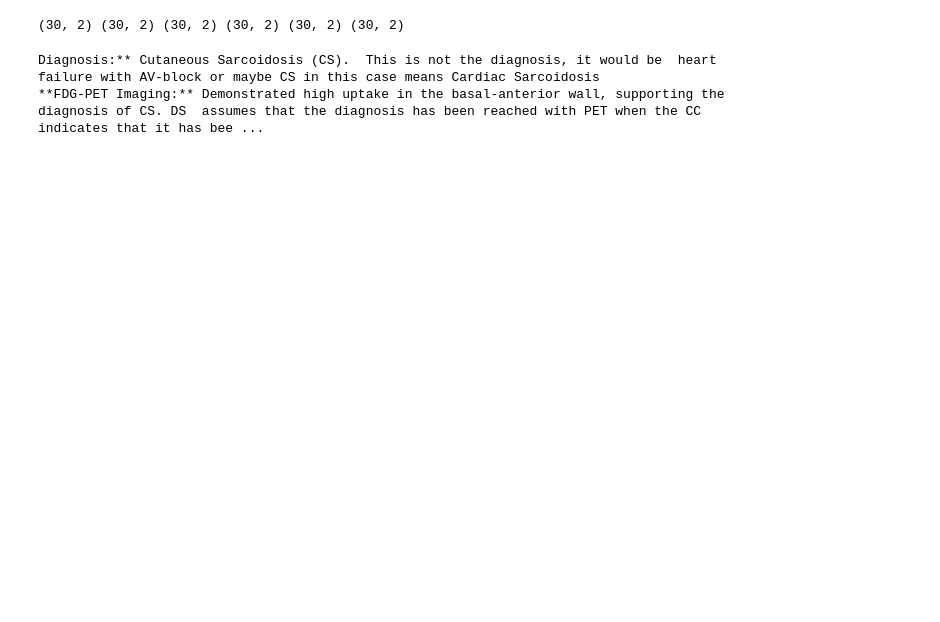
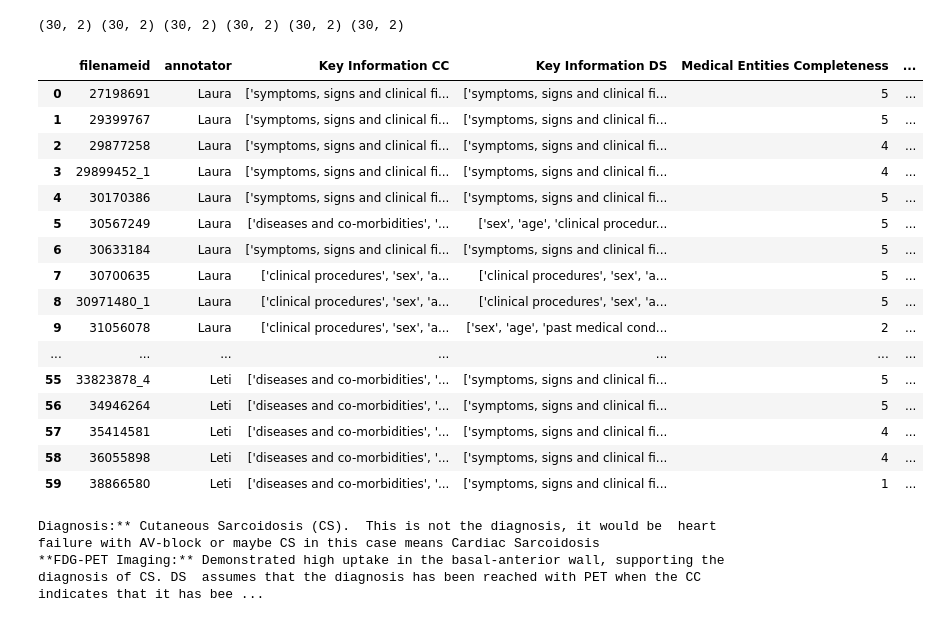
Before and after one commit to nlp4bia-bsc/MultiSynDS, a Jupyter notebook: nbs/evaluation/correlations/phase_3/Agreement_measures.ipynb, the cells around one changed output. Cells and saved outputs as stored; diff of their text form; code cells hidden in the pictures; blank space fills up the shorter version.

```diff
--- a/nbs/evaluation/correlations/phase_3/Agreement_measures.ipynb
+++ b/nbs/evaluation/correlations/phase_3/Agreement_measures.ipynb
@@ -31,8 +31,9 @@ df_gpt = pd.read_csv('output/samples/en/phase_3/gpt4ominihigh_evaluation.tsv', s
 df_gpt = df_gpt[["filenameid", "scores"]]
 
 cols_eval = ["Medical Entities Completeness", "Structure - Headers", "Structure - Content",	"Content Accuracy",	"Made-up Content",	"Overall Quality"]
-df_human = pd.read_csv('output/samples/en/phase_3/human_eval.tsv', sep='\t', dtype={"doc_id": str})
-df_human = df_human.rename(columns={"doc_id": "filenameid"})
+df_human_orig = pd.read_csv('output/samples/en/phase_3/human_eval.tsv', sep='\t', dtype={"doc_id": str})
+df_human_orig = df_human_orig.rename(columns={"doc_id": "filenameid"})
+df_human = df_human_orig.copy()
 df_human["scores"] = df_human[cols_eval].apply(lambda x: x.to_dict(), axis=1)
 df_human = df_human[["filenameid", "scores", "annotator"]]
 df_laura = df_human.loc[df_human["annotator"] == "Laura", ["filenameid", "scores"]].reset_index(drop=True)
@@ -43,6 +44,26 @@ df_auto = pd.read_csv('output/samples/en/phase_3/auto_eval.tsv', sep='\t', dtype
 print(df_prometheus.shape, df_llama.shape, df_doctor.shape, df_gpt.shape, df_laura.shape, df_leti.shape)
 # %% [output]
 (30, 2) (30, 2) (30, 2) (30, 2) (30, 2) (30, 2)
+# %%
+df_human_orig
+# %% [output]
+|  | filenameid | annotator | Key Information CC | Key Information DS | Medical Entities Completeness | ... |
+| 0 | 27198691 | Laura | ['symptoms, signs and clinical fi... | ['symptoms, signs and clinical fi... | 5 | ... |
+| 1 | 29399767 | Laura | ['symptoms, signs and clinical fi... | ['symptoms, signs and clinical fi... | 5 | ... |
+| 2 | 29877258 | Laura | ['symptoms, signs and clinical fi... | ['symptoms, signs and clinical fi... | 4 | ... |
+| 3 | 29899452_1 | Laura | ['symptoms, signs and clinical fi... | ['symptoms, signs and clinical fi... | 4 | ... |
+| 4 | 30170386 | Laura | ['symptoms, signs and clinical fi... | ['symptoms, signs and clinical fi... | 5 | ... |
+| 5 | 30567249 | Laura | ['diseases and co-morbidities', '... | ['sex', 'age', 'clinical procedur... | 5 | ... |
+| 6 | 30633184 | Laura | ['symptoms, signs and clinical fi... | ['symptoms, signs and clinical fi... | 5 | ... |
+| 7 | 30700635 | Laura | ['clinical procedures', 'sex', 'a... | ['clinical procedures', 'sex', 'a... | 5 | ... |
+| 8 | 30971480_1 | Laura | ['clinical procedures', 'sex', 'a... | ['clinical procedures', 'sex', 'a... | 5 | ... |
+| 9 | 31056078 | Laura | ['clinical procedures', 'sex', 'a... | ['sex', 'age', 'past medical cond... | 2 | ... |
+| ... | ... | ... | ... | ... | ... | ... |
+| 55 | 33823878_4 | Leti | ['diseases and co-morbidities', '... | ['symptoms, signs and clinical fi... | 5 | ... |
+| 56 | 34946264 | Leti | ['diseases and co-morbidities', '... | ['symptoms, signs and clinical fi... | 5 | ... |
+| 57 | 35414581 | Leti | ['diseases and co-morbidities', '... | ['symptoms, signs and clinical fi... | 4 | ... |
+| 58 | 36055898 | Leti | ['diseases and co-morbidities', '... | ['symptoms, signs and clinical fi... | 4 | ... |
+| 59 | 38866580 | Leti | ['diseases and co-morbidities', '... | ['symptoms, signs and clinical fi... | 1 | ... |
 # %%
 df_human_uncomp = pd.read_csv('output/samples/en/phase_3/human_eval.tsv', sep='\t', dtype={"doc_id": str})
 print(df_human_uncomp.loc[df_human_uncomp["doc_id"].str.startswith("3017"), "Feedback"].values[0])
```
Also changed, not shown: 5 other files.
